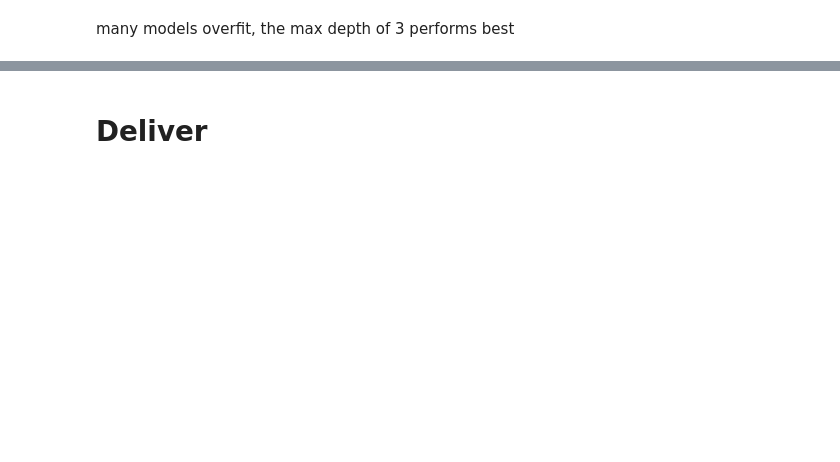
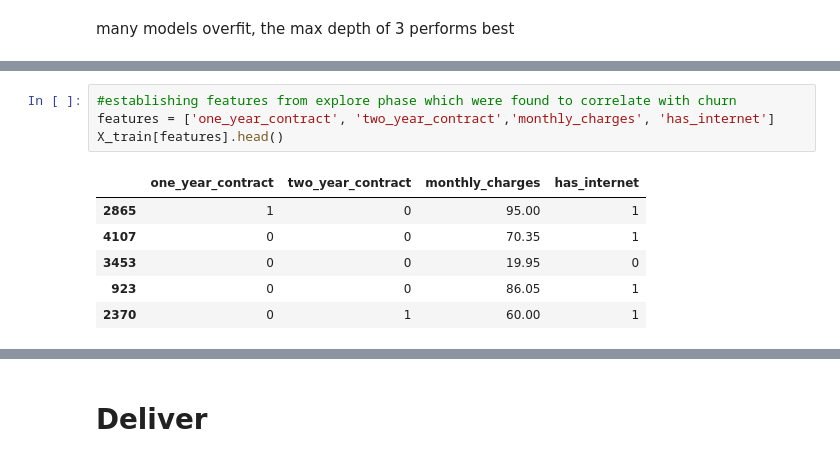
Before and after one commit to angel-quintana/classification_project, a Jupyter notebook: MVP.ipynb, the cells around one changed output, grey strips where cells are left out. Cells and saved outputs as stored; diff of their text form; blank space fills up the shorter version.

```diff
--- a/MVP.ipynb
+++ b/MVP.ipynb
@@ -1077,0 +1171,11 @@ many models overfit, the max depth of 3 performs best
+# %%
+#establishing features from explore phase which were found to correlate with churn
+features = ['one_year_contract', 'two_year_contract','monthly_charges', 'has_internet']
+X_train[features].head()
+# %% [output]
+|  | one_year_contract | two_year_contract | monthly_charges | has_internet |
+| 2865 | 1 | 0 | 95.00 | 1 |
+| 4107 | 0 | 0 | 70.35 | 1 |
+| 3453 | 0 | 0 | 19.95 | 0 |
+| 923 | 0 | 0 | 86.05 | 1 |
+| 2370 | 0 | 1 | 60.00 | 1 |
```
Also changed, not shown: parts of 25 cells of this notebook, 3 other files.
